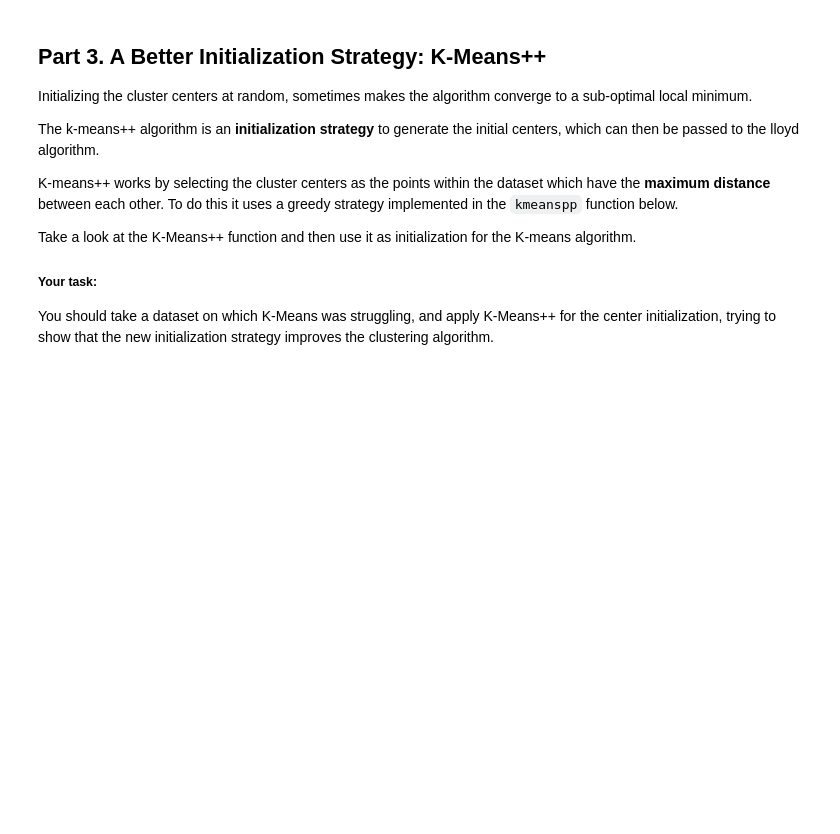
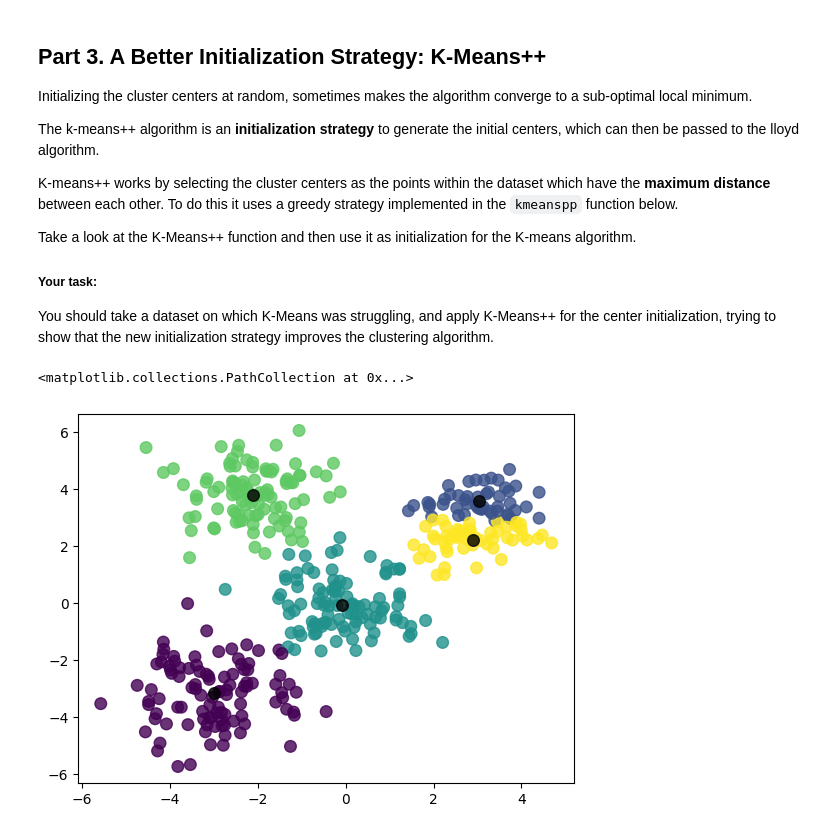
Before and after one commit to girofex/Machine-Learning-Algorithms, a Jupyter notebook: Lab8-KMeans.ipynb, the cells around one changed output. Saved outputs shown, nothing was run; the diff lists cells and outputs as text; code cells hidden in the pictures; blank space fills up the shorter version.

```diff
--- a/Lab8-KMeans.ipynb
+++ b/Lab8-KMeans.ipynb
@@ -149,12 +166,15 @@ def kmeanspp(X, k):
     return centers
 # %%
 # Try and use K-Means++ for initialization
-k = # ... fill here ...
-centers0 = # ... fill here ...
+k = 5# ... fill here ...
+centers0 = np.random.uniform(low=np.amin(X, 0), high=np.amax(X, 0), size=(k, X.shape[1]))# ... fill here ...
 
 # Call the Lloyd function
-Iv, centers = # ... fill here ...
+Iv, centers = lloyd(X, centers0, 10)# ... fill here ...
 
 # Visualize the final clusters and their centroids
 plt.scatter(X[:,0], X[:,1], s=70, c=Iv, alpha=0.8)
 plt.scatter(centers[:,0], centers[:,1], s=70, c='k', alpha=0.8)
+# %% [output]
+<matplotlib.collections.PathCollection at 0x...>
+[figure, added]
```
Also changed, not shown: parts of 2 cells of this notebook.
